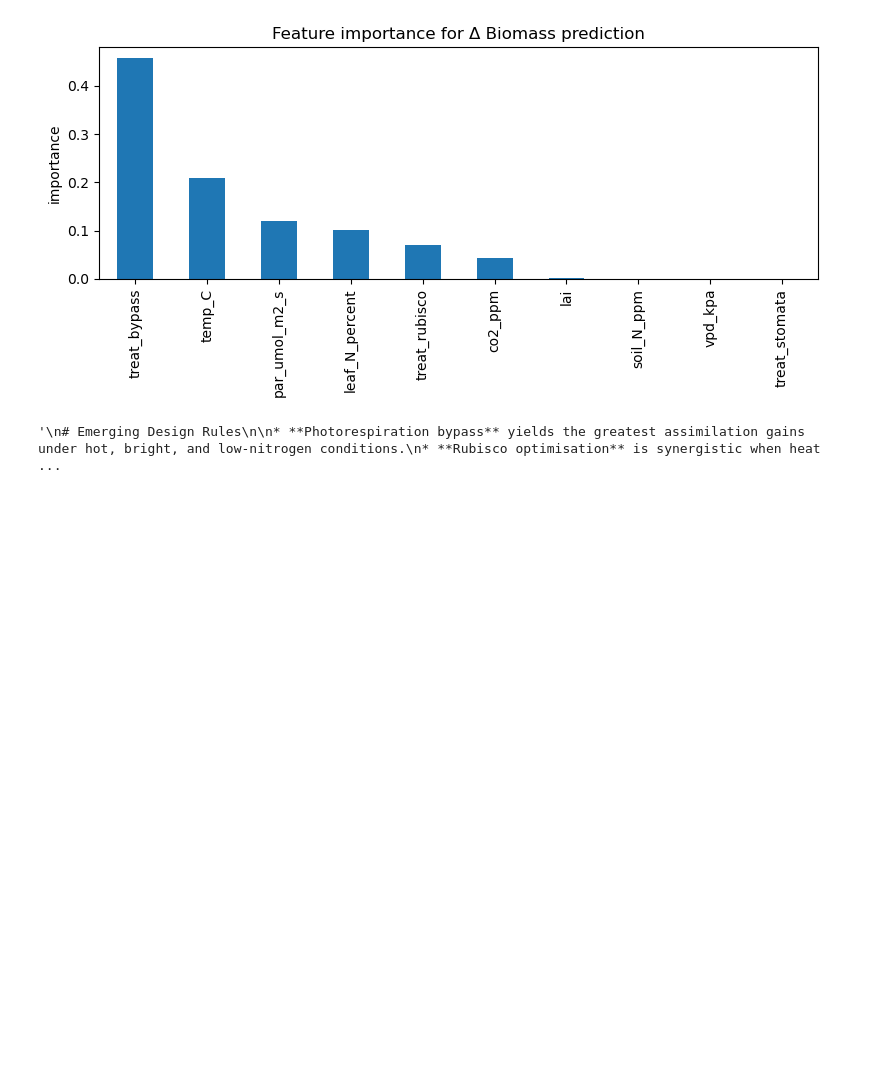
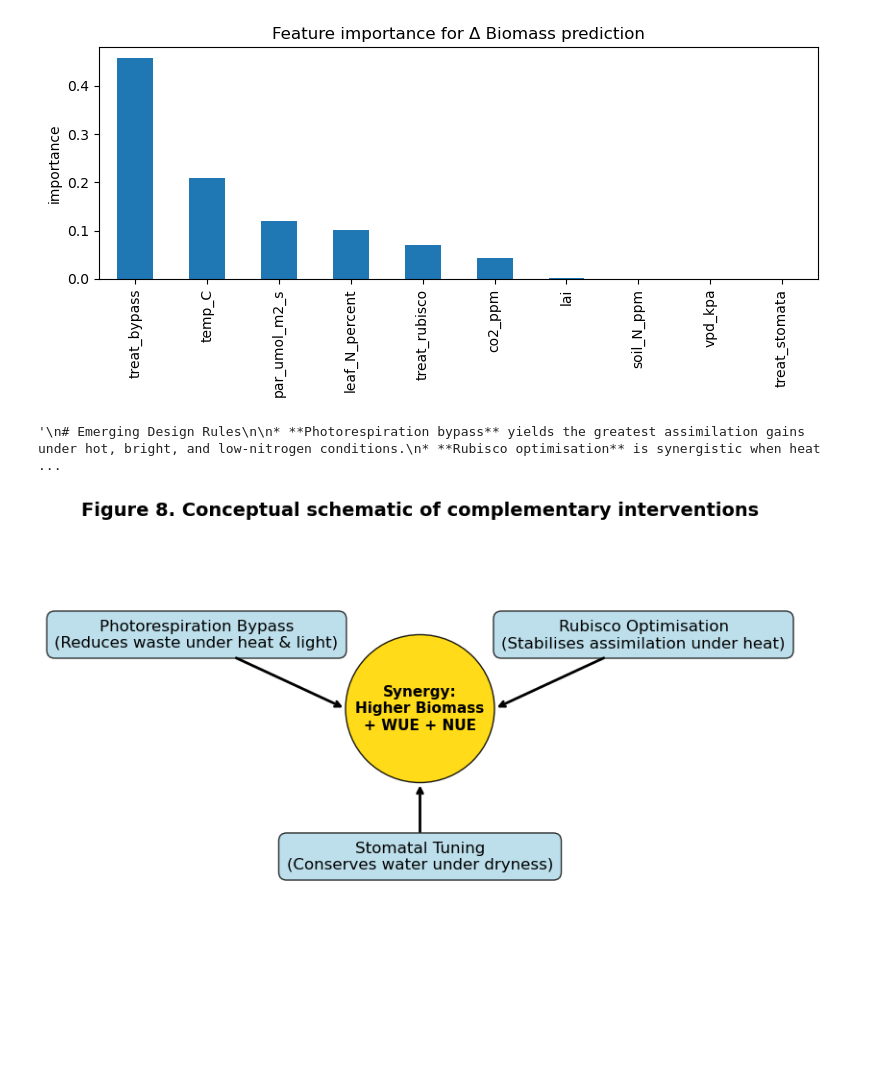
Before and after one commit to mpetalcorin/c3-photosynthesis-enhancement, a Jupyter notebook: photorespiration bypass, Rubisco optimisation, stomatal tuning.ipynb, the cells around one changed output. Saved outputs shown, nothing was run; the diff lists cells and outputs as text; code cells hidden in the pictures; blank space fills up the shorter version.

Commit message:
notebook
This notebook simulates diverse crop environments, applies photorespiration bypass, Rubisco optimisation, and stomatal tuning, and analyzes their effects on assimilation, biomass, water- and nitrogen-use efficiency, generating benchmark datasets and figures

```diff
--- a/photorespiration bypass, Rubisco optimisation, stomatal tuning.ipynb
+++ b/photorespiration bypass, Rubisco optimisation, stomatal tuning.ipynb
@@ -442,3 +442,42 @@ plt.show()
 Predictive model R2 0.9775303056917879 RMSE 0.006627710763590297
 [figure]
 '\n# Emerging Design Rules\n\n* **Photorespiration bypass** yields the greatest assimilation gains under hot, bright, and low-nitrogen conditions.\n* **Rubisco optimisation** is synergistic when heat  ...
+# %%
+import matplotlib.pyplot as plt
+import matplotlib.patches as mpatches
+
+# Set up figure
+fig, ax = plt.subplots(figsize=(10,7))
+ax.set_xlim(0, 10)
+ax.set_ylim(0, 7)
+ax.axis("off")
+
+# Draw three boxes for interventions
+box_style = dict(boxstyle="round,pad=0.5", facecolor="lightblue", alpha=0.8, edgecolor="black")
+
+ax.text(2, 5.5, "Photorespiration Bypass\n(Reduces waste under heat & light)",
+        ha="center", va="center", fontsize=12, bbox=box_style)
+
+ax.text(8, 5.5, "Rubisco Optimisation\n(Stabilises assimilation under heat)",
+        ha="center", va="center", fontsize=12, bbox=box_style)
+
+ax.text(5, 2.5, "Stomatal Tuning\n(Conserves water under dryness)",
+        ha="center", va="center", fontsize=12, bbox=box_style)
+
+# Add arrows toward synergy circle
+arrow_style = dict(arrowstyle="->", color="black", lw=2)
+
+ax.annotate("", xy=(4,4.5), xytext=(2.5,5.2), arrowprops=arrow_style)
+ax.annotate("", xy=(6,4.5), xytext=(7.5,5.2), arrowprops=arrow_style)
+ax.annotate("", xy=(5,3.5), xytext=(5,2.8), arrowprops=arrow_style)
+
+# Synergy circle
+circle = mpatches.Circle((5,4.5), 1.0, facecolor="gold", edgecolor="black", alpha=0.9)
+ax.add_patch(circle)
+ax.text(5,4.5,"Synergy:\nHigher Biomass\n+ WUE + NUE", ha="center", va="center", fontsize=11, weight="bold")
+
+plt.title("Figure 8. Conceptual schematic of complementary interventions", fontsize=14, weight="bold")
+plt.savefig("../figures/conceptual_schematic.png", dpi=300)
+plt.show()
+# %% [output]
+[figure, added]
```
